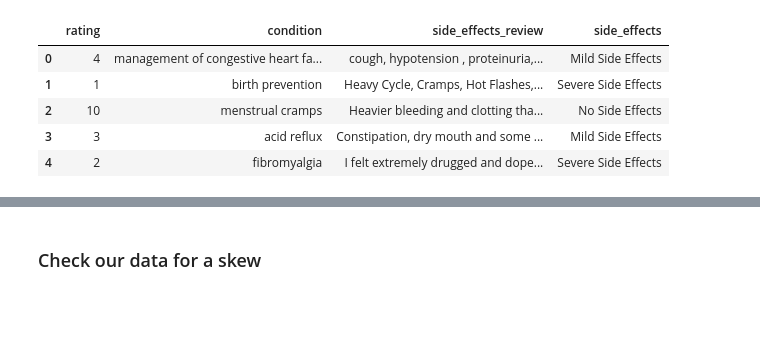
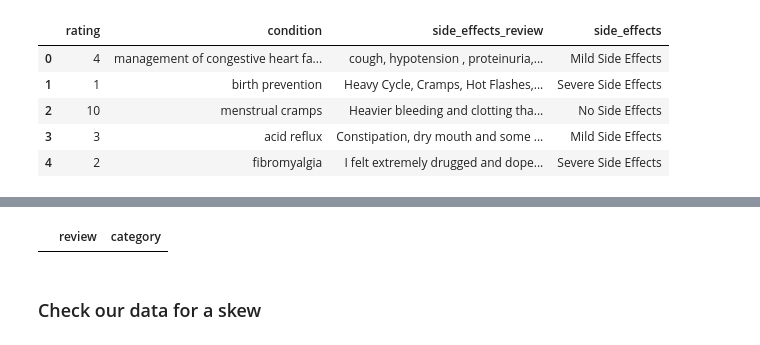
Before and after one commit to lmcosta98/Project2_FCD, a Jupyter notebook: drug_review.ipynb, the cells around one changed output, grey strips where cells are left out. Cells and saved outputs as stored; diff of their text form; code cells hidden in the pictures; blank space fills up the shorter version.

```diff
--- a/drug_review.ipynb
+++ b/drug_review.ipynb
@@ -235,3 +264,7 @@ train_data_side_effects.head()
+# %%
+type_of_text.dropna(inplace=True)
+# %% [output]
+|  | review | category |
 # %% [markdown]
 ### Check our data for a skew
 # %% [markdown]
```
Also changed, not shown: parts of 23 cells of this notebook.
